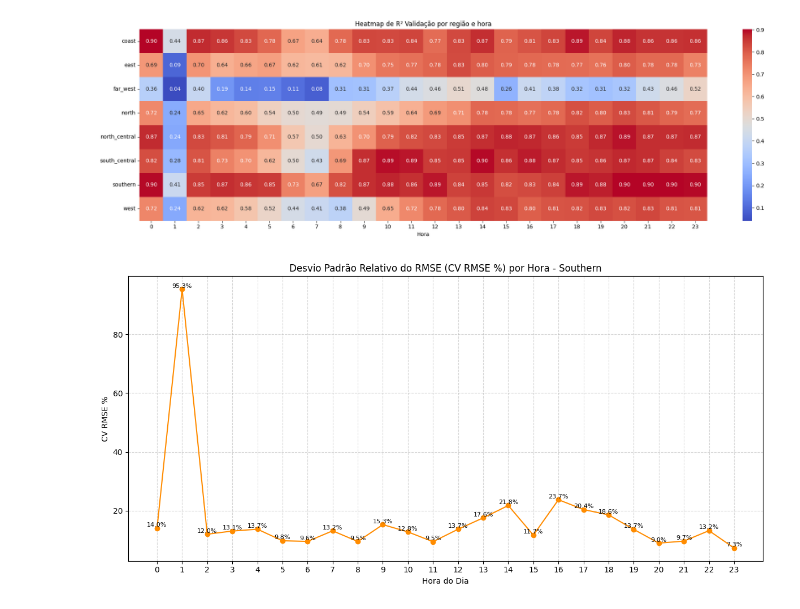
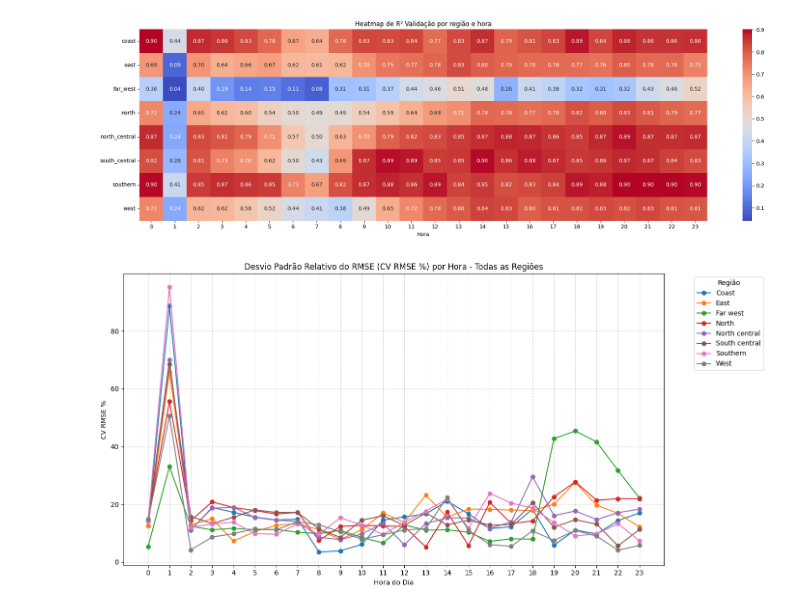
Before and after one commit to jrodrigotico/serena-tcc, a Jupyter notebook: debug_modelo.ipynb, the cells around one changed output. Saved outputs shown, nothing was run; the diff lists cells and outputs as text; code cells hidden in the pictures.

Commit message:
grafico teste 3 todas as regioes 2

```diff
--- a/debug_modelo.ipynb
+++ b/debug_modelo.ipynb
@@ -192,6 +192,6 @@ plot_heatmap(tabela_formatada3, 'R² Validação')
 # %% [output]
 [figure]
 # %%
-plot_cv_rmse_percent_regiao(tabela_formatada3, 'southern')
+plot_cv_rmse_percent_todas_regioes(tabela_formatada3)
 # %% [output]
-[figure, old version]
+[figure, new version]
```
Also changed, not shown: parts of 1 cell of this notebook.
